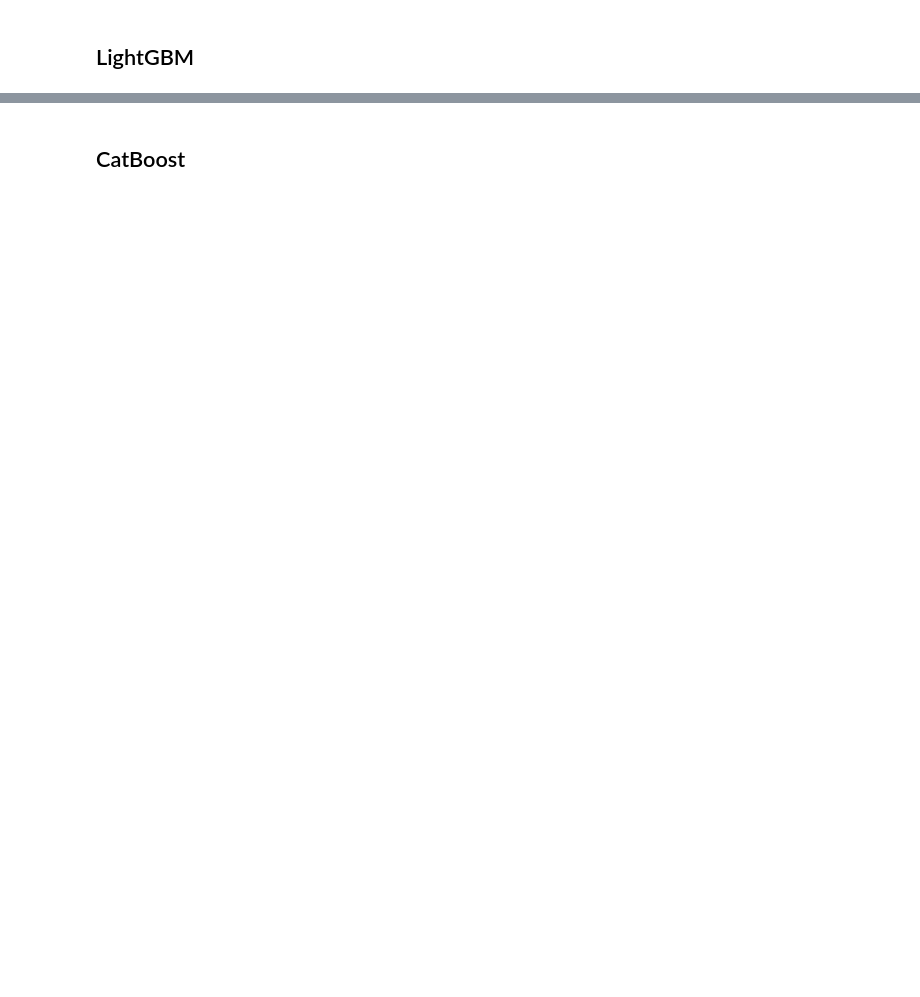
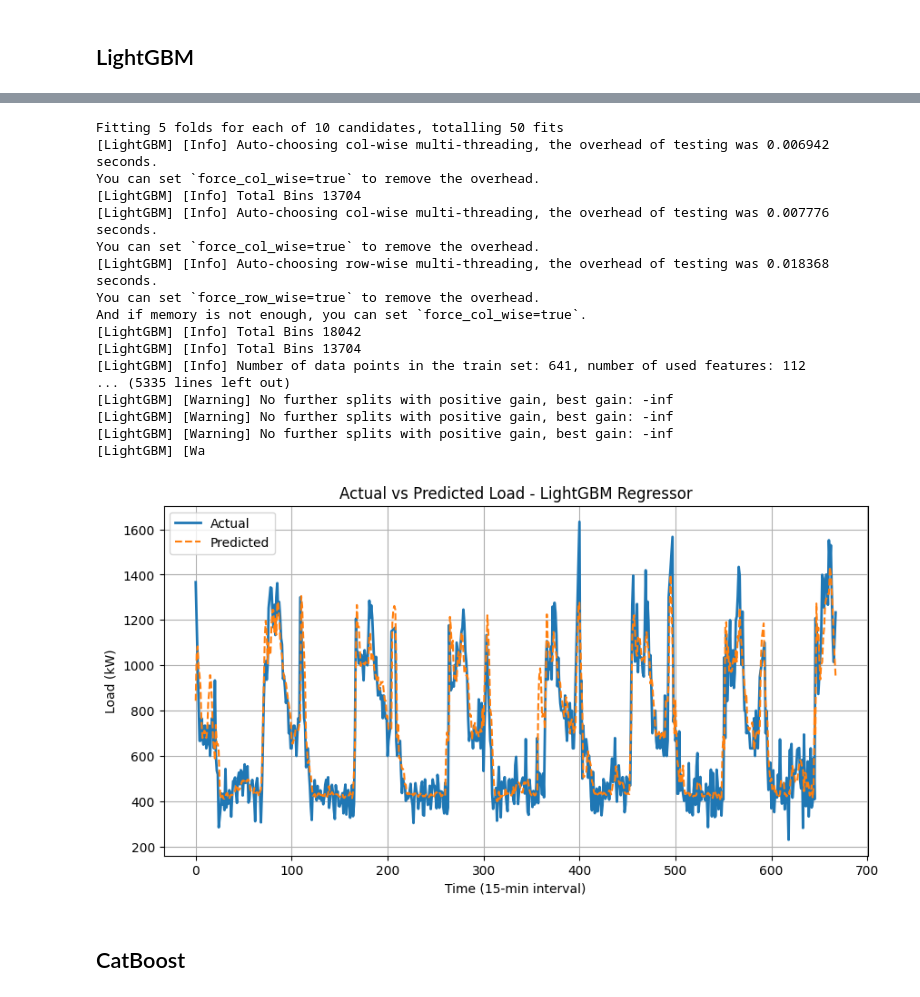
Before and after one commit to DinhHuy1405/Machine-Learning---NY, a Jupyter notebook: Delta20241219 - Copy.ipynb, the cells around one changed output, grey strips where cells are left out. Saved outputs shown, nothing was run; the diff lists cells and outputs as text; code cells hidden in the pictures; blank space fills up the shorter version.

```diff
--- a/Delta20241219 - Copy.ipynb
+++ b/Delta20241219 - Copy.ipynb
@@ -721,2 +818,54 @@ MAPE: 17.498937511299797
+# %%
+import lightgbm as lgb
+
+param_dist_lgb = {
+    'n_estimators': [100, 200, 300],
+    'learning_rate': [0.01, 0.05, 0.1],
+    'num_leaves': [31, 50, 70],
+    'max_depth': [3, 5, 7, -1],   # -1: không giới hạn
+    'subsample': [0.6, 0.8, 1.0],
+    'colsample_bytree': [0.6, 0.8, 1.0]
+}
+
+# Khởi tạo LightGBM Regressor
+lgb_model = lgb.LGBMRegressor(random_state=42)
+
+# Train model
+manager.train_model(
+    model_name="LightGBM Regressor",
+    model=lgb_model,
+    param_dist=param_dist_lgb,
+    random_state=42,
+    X_train=X_train,
+    y_train=y_train
+)
+
+# Dự đoán
+lgb_results = manager.predict("LightGBM Regressor", X_test, y_test)
+print("\nLightGBM Regressor Results:")
+for k, v in lgb_results["metrics"].items():
+    print(f"{k}: {v:.4f}")
+
+# Plot
+manager.plot_results("LightGBM Regressor", y_test)
+# %% [output]
+Fitting 5 folds for each of 10 candidates, totalling 50 fits
+[LightGBM] [Info] Auto-choosing col-wise multi-threading, the overhead of testing was 0.006942 seconds.
+You can set `force_col_wise=true` to remove the overhead.
+[LightGBM] [Info] Total Bins 13704
+[LightGBM] [Info] Auto-choosing col-wise multi-threading, the overhead of testing was 0.007776 seconds.
+You can set `force_col_wise=true` to remove the overhead.
+[LightGBM] [Info] Auto-choosing row-wise multi-threading, the overhead of testing was 0.018368 seconds.
+You can set `force_row_wise=true` to remove the overhead.
+And if memory is not enough, you can set `force_col_wise=true`.
+[LightGBM] [Info] Total Bins 18042
+[LightGBM] [Info] Total Bins 13704
+[LightGBM] [Info] Number of data points in the train set: 641, number of used features: 112
+... (5335 lines left out)
+[LightGBM] [Warning] No further splits with positive gain, best gain: -inf
+[LightGBM] [Warning] No further splits with positive gain, best gain: -inf
+[LightGBM] [Warning] No further splits with positive gain, best gain: -inf
+[LightGBM] [Wa
+[figure, added]
 # %% [markdown]
 ## CatBoost
```
Also changed, not shown: parts of 20 cells of this notebook, 26 other files.
